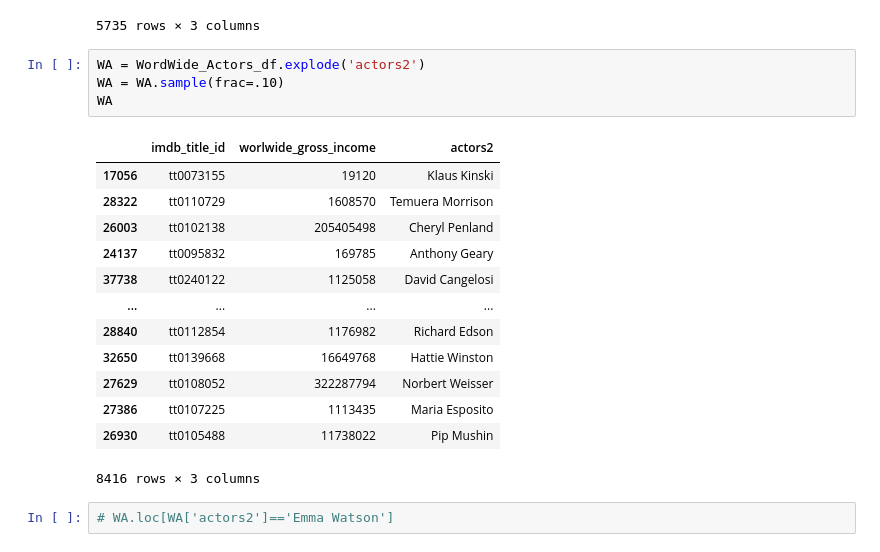
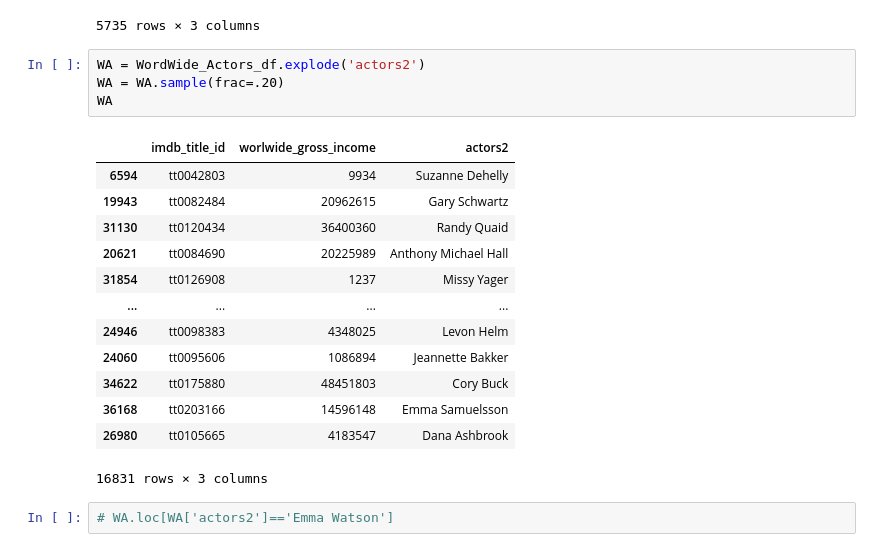
Before and after one commit to eliot1335/Final-Project, a Jupyter notebook: ETL_Ian.ipynb, the cells around one changed output. Saved outputs shown, nothing was run; the diff lists cells and outputs as text.

```diff
--- a/ETL_Ian.ipynb
+++ b/ETL_Ian.ipynb
@@ -91,22 +91,22 @@ WordWide_Actors_df
 5735 rows × 3 columns
 # %%
 WA = WordWide_Actors_df.explode('actors2')
-WA = WA.sample(frac=.10)
+WA = WA.sample(frac=.20)
 WA
 # %% [output]
 |  | imdb_title_id | worlwide_gross_income | actors2 |
-| 17056 | tt0073155 | 19120 | Klaus Kinski |
-| 28322 | tt0110729 | 1608570 | Temuera Morrison |
-| 26003 | tt0102138 | 205405498 | Cheryl Penland |
-| 24137 | tt0095832 | 169785 | Anthony Geary |
-| 37738 | tt0240122 | 1125058 | David Cangelosi |
+| 6594 | tt0042803 | 9934 | Suzanne Dehelly |
+| 19943 | tt0082484 | 20962615 | Gary Schwartz |
+| 31130 | tt0120434 | 36400360 | Randy Quaid |
+| 20621 | tt0084690 | 20225989 | Anthony Michael Hall |
+| 31854 | tt0126908 | 1237 | Missy Yager |
 | ... | ... | ... | ... |
-| 28840 | tt0112854 | 1176982 | Richard Edson |
-| 32650 | tt0139668 | 16649768 | Hattie Winston |
-| 27629 | tt0108052 | 322287794 | Norbert Weisser |
-| 27386 | tt0107225 | 1113435 | Maria Esposito |
-| 26930 | tt0105488 | 11738022 | Pip Mushin |
+| 24946 | tt0098383 | 4348025 | Levon Helm |
+| 24060 | tt0095606 | 1086894 | Jeannette Bakker |
+| 34622 | tt0175880 | 48451803 | Cory Buck |
+| 36168 | tt0203166 | 14596148 | Emma Samuelsson |
+| 26980 | tt0105665 | 4183547 | Dana Ashbrook |
-8416 rows × 3 columns
+16831 rows × 3 columns
 # %%
 # WA.loc[WA['actors2']=='Emma Watson']
 # %%
```
Also changed, not shown: parts of 16 cells of this notebook.
